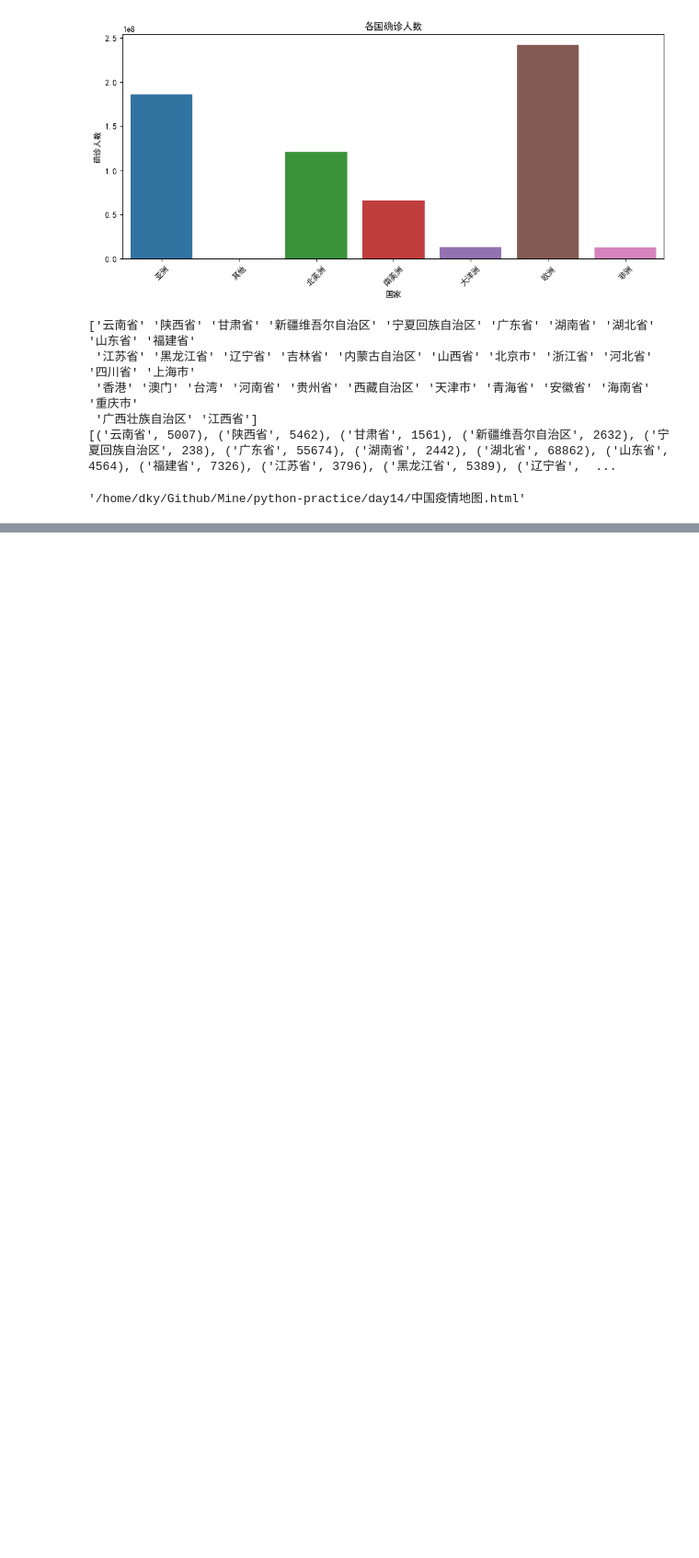
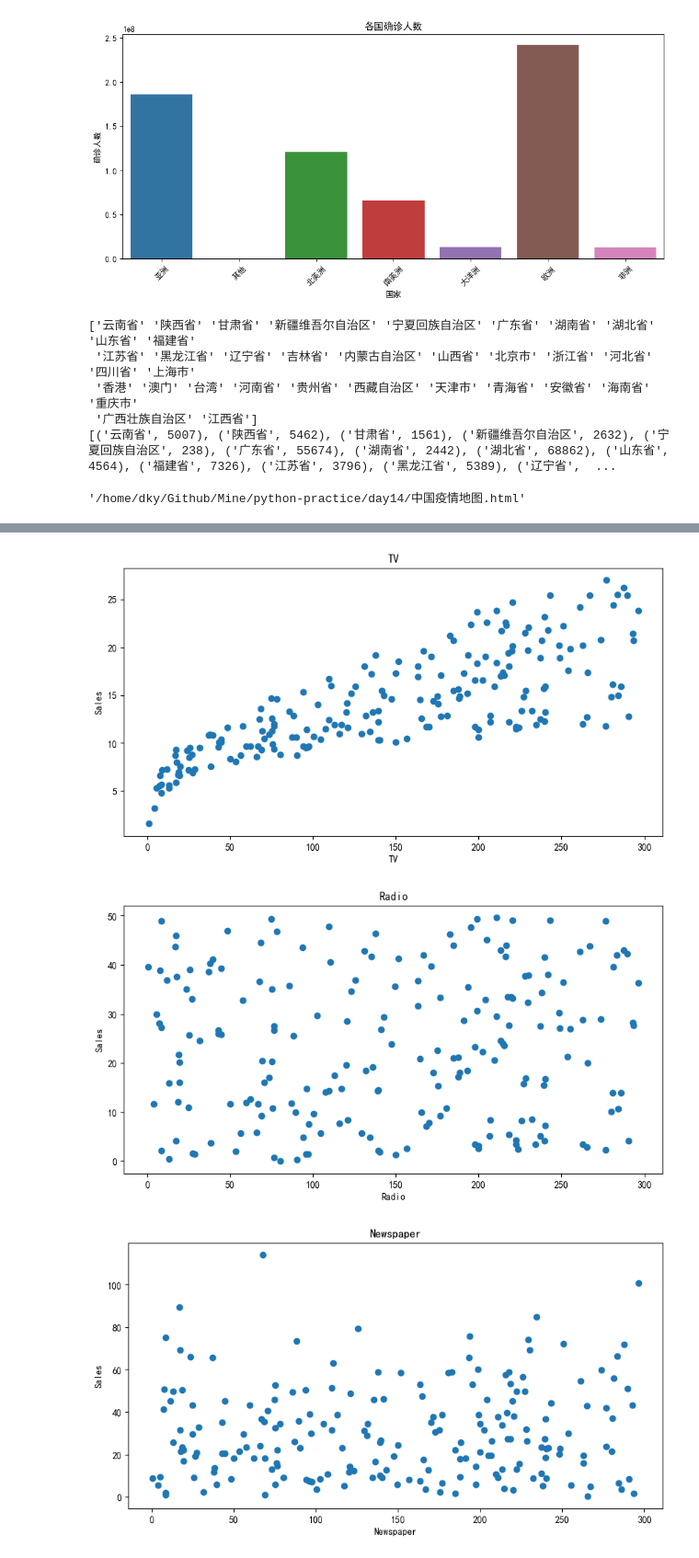
Before and after one commit to inspireMeNow/python-practice, a Jupyter notebook: day14/main.ipynb, the cells around one changed output, grey strips where cells are left out. Shown at 92% size. Saved outputs shown, nothing was run; the diff lists cells and outputs as text; code cells hidden in the pictures; blank space fills up the shorter version.

```diff
--- a/day14/main.ipynb
+++ b/day14/main.ipynb
@@ -324,0 +662,27 @@ print(data.head)
+# %%
+import pandas as pd
+import matplotlib.pyplot as plt
+# 绘制散点图
+data = pd.read_csv('广告数据集.CSV')
+plt.figure(figsize=(10, 5))
+plt.scatter(data['TV'], data['sales'])
+plt.xlabel('TV')
+plt.ylabel('Sales')
+plt.title('TV')
+plt.show()
+plt.figure(figsize=(10, 5))
+plt.scatter(data['TV'], data['radio'])
+plt.xlabel('Radio')
+plt.ylabel('Sales')
+plt.title('Radio')
+plt.show()
+plt.figure(figsize=(10, 5))
+plt.scatter(data['TV'], data['newspaper'])
+plt.xlabel('Newspaper')
+plt.ylabel('Sales')
+plt.title('Newspaper')
+plt.show()
+# %% [output]
+[figure, added]
+[figure, added]
+[figure, added]
```
Also changed, not shown: parts of 6 cells of this notebook, 6 other files.
